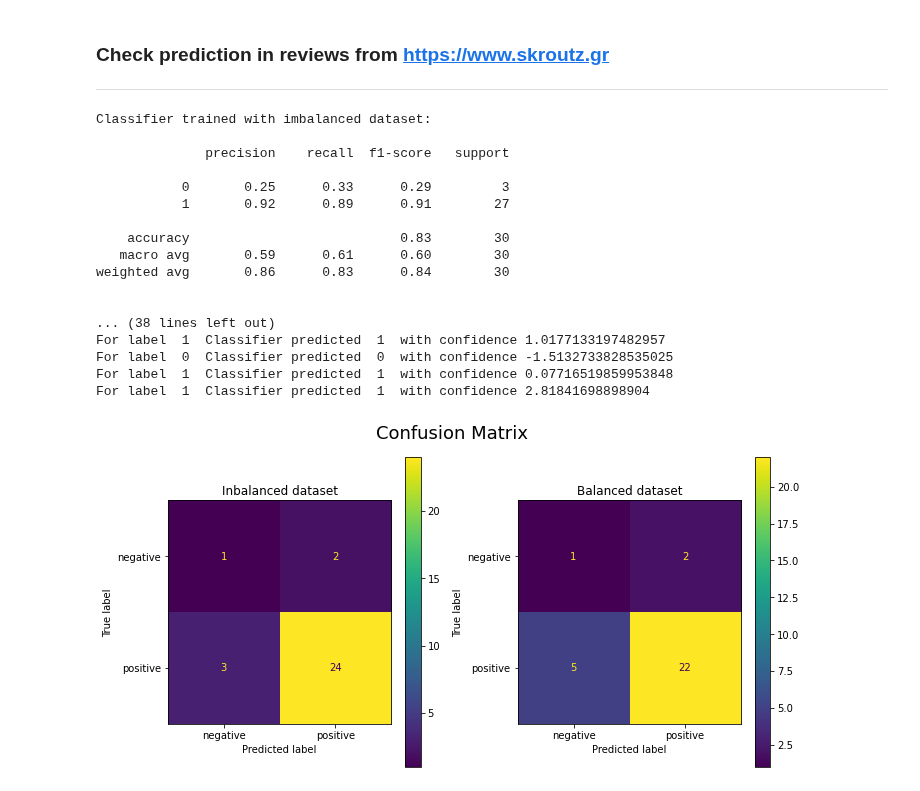
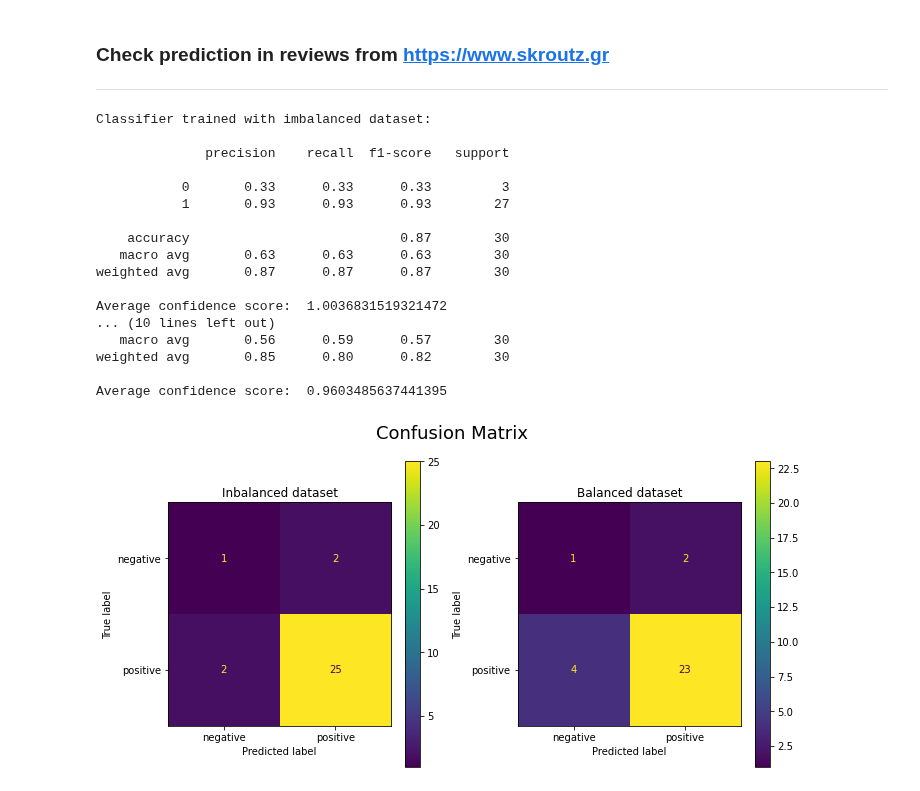
Before and after one commit to JoKoum/Machine-Learning-Project, a Jupyter notebook: Analyze-review-sentiment.ipynb, the cells around one changed output. Cells and saved outputs as stored; diff of their text form; code cells hidden in the pictures.

```diff
--- a/Analyze-review-sentiment.ipynb
+++ b/Analyze-review-sentiment.ipynb
@@ -422,8 +422,8 @@ Four classifiers from different implementation categories, were tested against t
 # %%
 text_nb, nb_metrics = model_training(X,y,MultinomialNB())
 text_svm, svm_metrics = model_training(X,y,LinearSVC())
-text_lr, lr_metrics = model_training(X,y,LogisticRegression(max_iter=500))
-text_dt, dt_metrics = model_training(X,y,DecisionTreeClassifier(max_depth=20))
+text_lr, lr_metrics = model_training(X,y,LogisticRegression(max_iter=1000))
+text_dt, dt_metrics = model_training(X,y,DecisionTreeClassifier(max_depth=10))
 # %% [output]
 ########## Using MultinomialNB() classifier ##########
 
@@ -471,8 +471,8 @@ y_downsampled = reviews_downsampled['ratings']
 # %%
 text_nb_downsampled, nb_downsampled_metrics = model_training(X_downsampled,y_downsampled,MultinomialNB(),True)
 text_svm_downsampled, svm_downsampled_metrics = model_training(X_downsampled,y_downsampled,LinearSVC(),True)
-text_lr_downsampled, lr_downsampled_metrics = model_training(X_downsampled,y_downsampled,LogisticRegression(max_iter=500),True)
-text_dt_downsampled, dt_downsampled_metrics = model_training(X_downsampled,y_downsampled,DecisionTreeClassifier(max_depth=20),True)
+text_lr_downsampled, lr_downsampled_metrics = model_training(X_downsampled,y_downsampled,LogisticRegression(max_iter=1000),True)
+text_dt_downsampled, dt_downsampled_metrics = model_training(X_downsampled,y_downsampled,DecisionTreeClassifier(max_depth=10),True)
 # %% [output]
 ########## Using MultinomialNB() classifier ##########
 
@@ -555,8 +557,11 @@ def hyperparam_tuning(X,y,classifier):
     default_model.fit(X_train,y_train)
     prediction = default_model.predict(X_test)
 
-    hyperparameters = {"C": [0.01, 0,1, 1, 10, 100],
-                       "loss": ['hinge', 'square-hinge']}
+    hyperparameters = {"C": [0.01, 0.1, 1.0, 10.0, 100.0],
+                       "loss": ['hinge', 'square-hinge'],
+                       "dual": [True, False],
+                       "fit_intercept": [True, False],
+                       "class_weight": ['balanced',None]}
 
     scorer = metrics.make_scorer(metrics.f1_score)
     grid_search = GridSearchCV(classifier,hyperparameters,scorer,n_jobs=-1)
@@ -566,10 +571,14 @@ def hyperparam_tuning(X,y,classifier):
 
     print('Unoptimized Model\nAccuracy: {}\nF1 Score: {}'.format(metrics.accuracy_score(y_test,prediction),
                                                                  metrics.f1_score(y_test,prediction)))
-    print('Hyperparameters: C: {}, Loss: {}\n'.format(default_model.C,default_model.loss))
+    print('Hyperparameters: C: {}, Loss: {}, Dual: {}, Fit-Intercept: {} Class Weigth: {}\n'.format(default_model.C,default_model.loss,
+                                                                                   default_model.dual,default_model.fit_intercept,
+                                                                                                   default_model.class_weight))
     print('Best Model\nAccuracy: {}\nF1 Score: {}'.format(metrics.accuracy_score(y_test,best_prediction),
                                                                  metrics.f1_score(y_test,best_prediction)))
-    print('Hyperparameters: C: {}, Loss: {}\n'.format(best_model.C,best_model.loss))
+    print('Hyperparameters: C: {}, Loss: {}, Dual: {}, Fit_Intercept: {} Class Weigth: {}\n'.format(best_model.C,best_model.loss,
+                                                                                   best_model.dual,best_model.fit_intercept,
+                                                                                                   best_model.class_weight))
     print('---------------------------------------------------------------------------------')
 
     return best_model
@@ -621,50 +630,49 @@ rselector= '#sku_reviews_list > li div.review-body'
 sselector = '#sku_reviews_list > li div.actual-rating > span'
 data = data_extraction(url,rselector,sselector)
 
 vectorized_data = tfidfvectorizer.transform(data['reviews'])
 vectorized_data_downsampled = tfidfvectorizer_downsampled.transform(data['reviews'])
 
-predictions = text_svc.predict(vectorized_data)
+average_confidence = np.sum(np.sum(text_svc.decision_function(vectorized_data)))/len(text_svc.decision_function(vectorized_data))
+average_confidence_downsampled = np.sum(np.abs(text_svc_downsampled.decision_function(vectorized_data_downsampled)))/len(text_svc_downsampled.decision_function(vectorized_data_downsampled))
+
 print('Classifier trained with imbalanced dataset:\n')
 print(metrics.classification_report(data['sentiment'],text_svc.predict(vectorized_data)))
+print('Average confidence score: ',average_confidence)
 print('\n\nClassifier trained with balanced dataset:\n')
 print(metrics.classification_report(data['sentiment'],text_svc_downsampled.predict(vectorized_data_downsampled)))
+print('Average confidence score: ',average_confidence_downsampled)
 
 fig, ax = plt.subplots(1, 2, figsize = (10,5))
 confusion_matrix = metrics.plot_confusion_matrix(text_svc,vectorized_data,data['sentiment'],
                                                  display_labels=['negative','positive'],ax=ax[0])
 
 ax[0].set_title('Inbalanced dataset')
 confusion_matrix_downsampled = metrics.plot_confusion_matrix(text_svc_downsampled,vectorized_data_downsampled,data['sentiment'],
                                                  display_labels=['negative','positive'],ax=ax[1])
 
 ax[1].set_title('Balanced dataset')
 plt.suptitle("Confusion Matrix", fontsize = 18)
 plt.tight_layout()
-
-confidence = text_svc.decision_function(vectorized_data)
-for i in range(len(predictions)):
-    print('For label ',data['sentiment'][i],' Classifier predicted ',predictions[i],
-      ' with confidence',confidence[i])
 # %% [output]
 Classifier trained with imbalanced dataset:
 
               precision    recall  f1-score   support
 
-           0       0.25      0.33      0.29         3
-           1       0.92      0.89      0.91        27
+           0       0.33      0.33      0.33         3
+           1       0.93      0.93      0.93        27
 
-    accuracy                           0.83        30
-   macro avg       0.59      0.61      0.60        30
-weighted avg       0.86      0.83      0.84        30
+    accuracy                           0.87        30
+   macro avg       0.63      0.63      0.63        30
+weighted avg       0.87      0.87      0.87        30
 
+Average confidence score:  1.0036831519321472
+... (10 lines left out)
+   macro avg       0.56      0.59      0.57        30
+weighted avg       0.85      0.80      0.82        30
 
-... (38 lines left out)
-For label  1  Classifier predicted  1  with confidence 1.0177133197482957
-For label  0  Classifier predicted  0  with confidence -1.5132733828535025
-For label  1  Classifier predicted  1  with confidence 0.07716519859953848
-For label  1  Classifier predicted  1  with confidence 2.81841698898904
+Average confidence score:  0.9603485637441395
-[figure, old version]
+[figure, new version]
 # %%
 url = 'https://www.skroutz.gr/s/23272388/Xiaomi-Redmi-Note-9-Pro-128GB-Tropical-Green.html#reviews'
 rselector= '#sku_reviews_list > li div.review-body'
```
Also changed, not shown: parts of 12 cells of this notebook.
